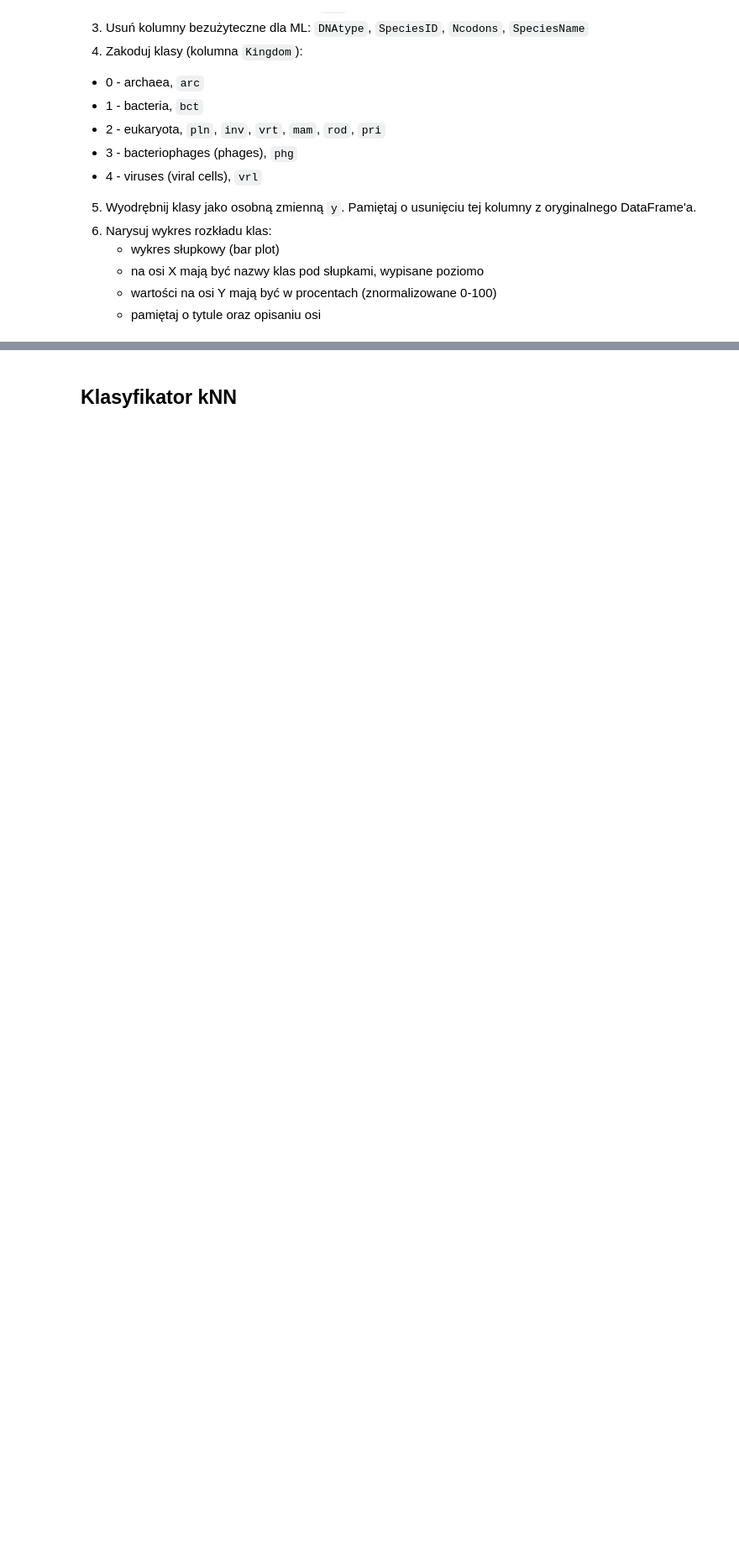
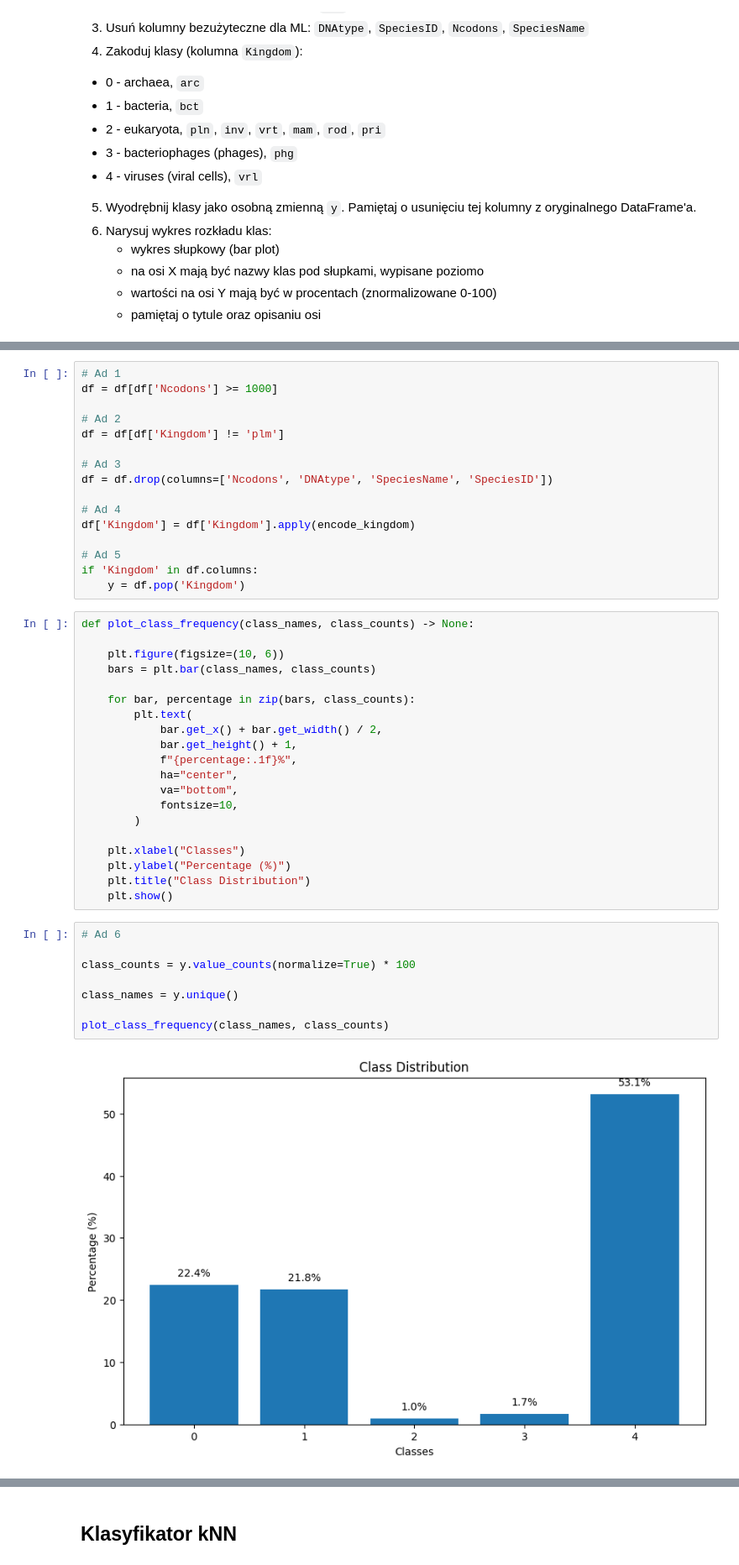
Before and after one commit to Galaktikkon/FML, a Jupyter notebook: lab2/notebook.ipynb, the cells around one changed output, grey strips where cells are left out. Shown at 84% size. Drawn from its saved outputs; the diff is of its cells as text; blank space fills up the shorter version.

```diff
--- a/lab2/notebook.ipynb
+++ b/lab2/notebook.ipynb
@@ -79,3 +148,49 @@ df.dtypes.head(20)
+# %%
+# Ad 1
+df = df[df['Ncodons'] >= 1000]
+
+# Ad 2
+df = df[df['Kingdom'] != 'plm']
+
+# Ad 3
+df = df.drop(columns=['Ncodons', 'DNAtype', 'SpeciesName', 'SpeciesID'])
+
+# Ad 4
+df['Kingdom'] = df['Kingdom'].apply(encode_kingdom)
+
+# Ad 5
+if 'Kingdom' in df.columns:
+    y = df.pop('Kingdom')
+# %%
+def plot_class_frequency(class_names, class_counts) -> None:
+
+    plt.figure(figsize=(10, 6))
+    bars = plt.bar(class_names, class_counts)
+
+    for bar, percentage in zip(bars, class_counts):
+        plt.text(
+            bar.get_x() + bar.get_width() / 2,
+            bar.get_height() + 1,
+            f"{percentage:.1f}%",
+            ha="center",
+            va="bottom",
+            fontsize=10,
+        )
+
+    plt.xlabel("Classes")
+    plt.ylabel("Percentage (%)")
+    plt.title("Class Distribution")
+    plt.show()
+# %%
+# Ad 6
+
+class_counts = y.value_counts(normalize=True) * 100
+
+class_names = y.unique()
+
+plot_class_frequency(class_names, class_counts)
+# %% [output]
+[figure, added]
 # %% [markdown]
 Jak widać, mamy nie tylko klasyfikację wieloklasową, ale na dodatek klasyfikację niezbalansowaną. W takim przypadku trzeba użyć odpowiednich metryk. Wzorując się na artykule, użyjemy **macro-averaged F1-score**. Jest to proste rozwinięcie F1-score na wiele klas.
 
```
Also changed, not shown: parts of 44 cells of this notebook, 1 other file.
